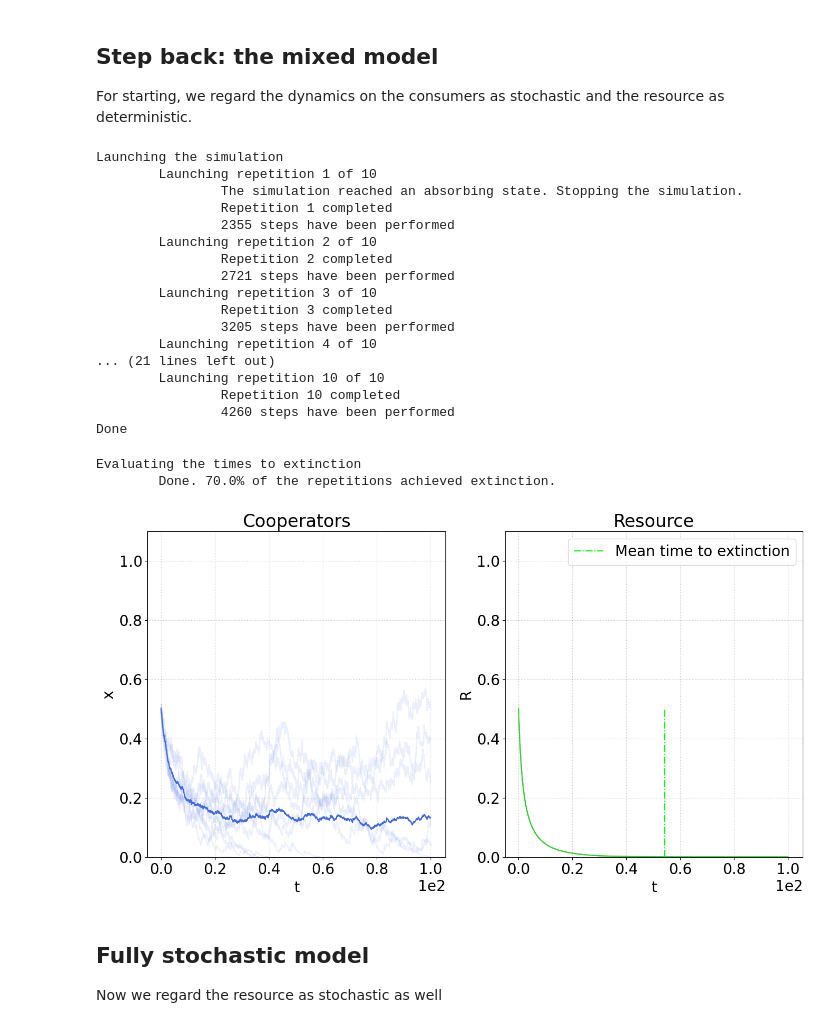
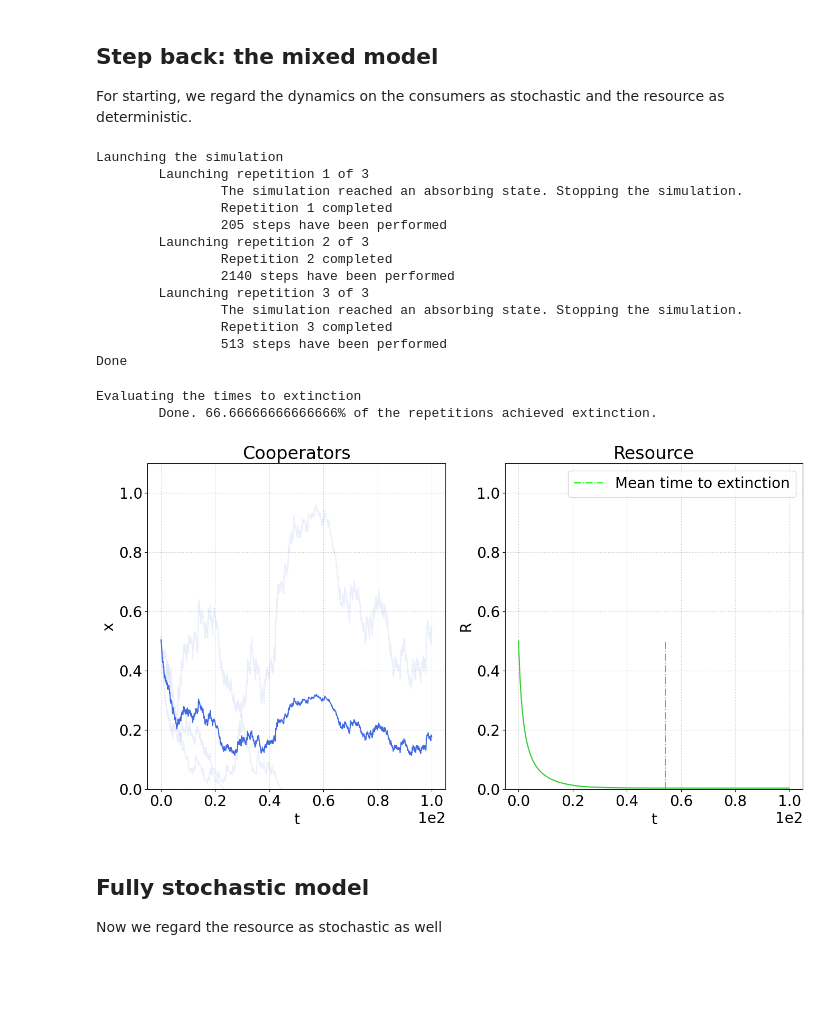
Before and after one commit to fabiomngzz/CPRSustainability, a Jupyter notebook: CPRsust_fullyStoc.ipynb, the cells around one changed output. Cells and saved outputs as stored; diff of their text form; code cells hidden in the pictures; blank space fills up the shorter version.

```diff
--- a/CPRsust_fullyStoc.ipynb
+++ b/CPRsust_fullyStoc.ipynb
@@ -22,9 +22,10 @@ from Gillespie import *
 from CPRsust_rates import *
 from extinctionTimes import *
 from CPRSust_detEqs import *
+from CPRSustPlots import *
 
 # Number of agents
-N = 200
+N = 100
 # Harvesting rates and corresponding network node states (used within the code)
 extractionRates = np.sort(np.array([0.7,1.1]))
 # Each node represents either a consumer (cooperator or defector) or a slot of resource (full or empty)
@@ -45,7 +46,7 @@ R0 = 0.5
 tMax_detRes = 100
 
 # Number of repetitions of the simulation
-NReps_detRes = 10
+NReps_detRes = 3
 
 # Tolerance for the evaluation of the extinction times
 tolerance = 1e-3
@@ -194,82 +195,73 @@ context_detRes['varVec'] = zVec_detRes
 print('Done')
 # %% [output]
 Launching the simulation
-        Launching repetition 1 of 10
+        Launching repetition 1 of 3
                 The simulation reached an absorbing state. Stopping the simulation.
                 Repetition 1 completed
-                2355 steps have been performed
-        Launching repetition 2 of 10
+                205 steps have been performed
+        Launching repetition 2 of 3
                 Repetition 2 completed
-                2721 steps have been performed
-        Launching repetition 3 of 10
+                2140 steps have been performed
+        Launching repetition 3 of 3
+                The simulation reached an absorbing state. Stopping the simulation.
                 Repetition 3 completed
-                3205 steps have been performed
-        Launching repetition 4 of 10
-... (21 lines left out)
-        Launching repetition 10 of 10
-                Repetition 10 completed
-                4260 steps have been performed
+                513 steps have been performed
 Done
 # %%
 # Statistics of the times to extinction
 print('Evaluating the times to extinction')
 tExtObj_detRes = extinctionTimes(seriesObj_detRes)
 if not tExtObj_detRes['mean']:
     print('\tDone. The resource remains sustainable!')
 else:
     print(f'\tDone. {tExtObj_detRes['fraction']*100}% of the repetitions achieved extinction.')
 
 # Calculate averages
 if all(len(obj['time']) == 1 for obj in seriesObj_detRes):
     seriesObj_detRes = [seriesObj_MF.copy() for _ in range(NReps_detRes)]
     tSimAvg_detRes = seriesObj_MF['time'].copy()
 else:
     tSimAvg_detRes = tVecCommon(seriesObj_detRes,context_detRes,reactsCPRsust_homogeneous_detRes)
 coopFracSeriesInterp_detRes = GillTimeSeriesInterp(tSimAvg_detRes,seriesObj_detRes,'cooperators')
 coopFracSeriesAvg_detRes = np.mean(coopFracSeriesInterp_detRes,axis=0)
 RSimInterp_detRes = GillTimeSeriesInterp(tSimAvg_detRes,seriesObj_detRes,'resource')
 RSimAvg_detRes = np.mean(RSimInterp_detRes,axis=0)
 
 plotsObj = [
-    {
-        'name' : 'Cooperators',
-        'series': [obj['cooperators'] for obj in seriesObj_detRes],
-        'color' : 'royalblue',
-        'xlabel' : 't',
-        'ylabel' : 'x',
-        'yLims' : [0, 1.1]
-    },
-    {
-        'name' : 'Resource',
-        'series' : [obj['resource'] for obj in seriesObj_detRes],
-        'color' : 'limegreen',
-        'xlabel' : 't',
-        'ylabel' : 'R',
-        'yLims' : [0, 1.1]
-    }
-]
+        {
+            'name' : 'Cooperators',
+            'x' : [s['time'] for s in seriesObj_detRes],
+            'xCommon' : tSimAvg_detRes,
+            'y': [s['cooperators'] for s in seriesObj_detRes],
+            'yMean' : coopFracSeriesAvg_detRes,
+            'color' : 'royalblue',
+            'xlabel' : 't',
+            'ylabel' : 'x',
+            'yLims' : [0, 1.1]
+        },
+        {
+            'name' : 'Resource',
+            'x' : [s['time'] for s in seriesObj_detRes],
+            'xCommon' : tSimAvg_detRes,
+            'y' : [s['resource'] for s in seriesObj_detRes],
+            'yMean' : RSimAvg_detRes,
+            'color' : 'limegreen',
+            'xlabel' : 't',
+            'ylabel' : 'R',
+            'yLims' : [0,1.1]
+        }
+    ]
 
-fig_detRes_Avg, ax_detRes_Avg = plt.subplots(1,2,figsize=(16,8))
-for ax,plotObj in zip(ax_detRes_Avg,plotsObj):
-    ax.set_title(plotObj['name'])
-    ax.ticklabel_format(style='sci', axis='x', scilimits=(0, 0))
-    ax.set_xlabel(plotObj['xlabel'])
-    ax.set_ylabel(plotObj['ylabel'])
-    ax.set_ylim(plotObj['yLims'])
-    for kRep in range(NReps_detRes):
-        ax.plot(seriesObj_detRes[kRep]['time'],plotObj['series'][kRep],plotObj['color'], alpha=0.1)
-    ax.grid(which='both',linestyle=':',color='k',alpha=0.25)
-ax_detRes_Avg[0].plot(tSimAvg_detRes,coopFracSeriesAvg_detRes,color=plotsObj[0]['color'])
-ax_detRes_Avg[1].plot(tSimAvg_detRes,RSimAvg_detRes,color=plotsObj[1]['color'])
+fig_detRes_Avg, ax_detRes_Avg = CPRSustStocSimPlot(plotsObj)
 if tExtObj_detRes['mean']:
     ax_detRes_Avg[1].vlines(tExtObj_detRes['mean'],0,R0,colors='lime',linestyle='-.',label='Mean time to extinction')
     ax_detRes_Avg[1].legend()
 
 plt.show()
 # %% [output]
 Evaluating the times to extinction
-        Done. 70.0% of the repetitions achieved extinction.
+        Done. 66.66666666666666% of the repetitions achieved extinction.
-[figure, old version]
+[figure, new version]
 # %% [markdown]
 ## Fully stochastic model
 
```
Also changed, not shown: parts of 4 cells of this notebook, 2 other files.
